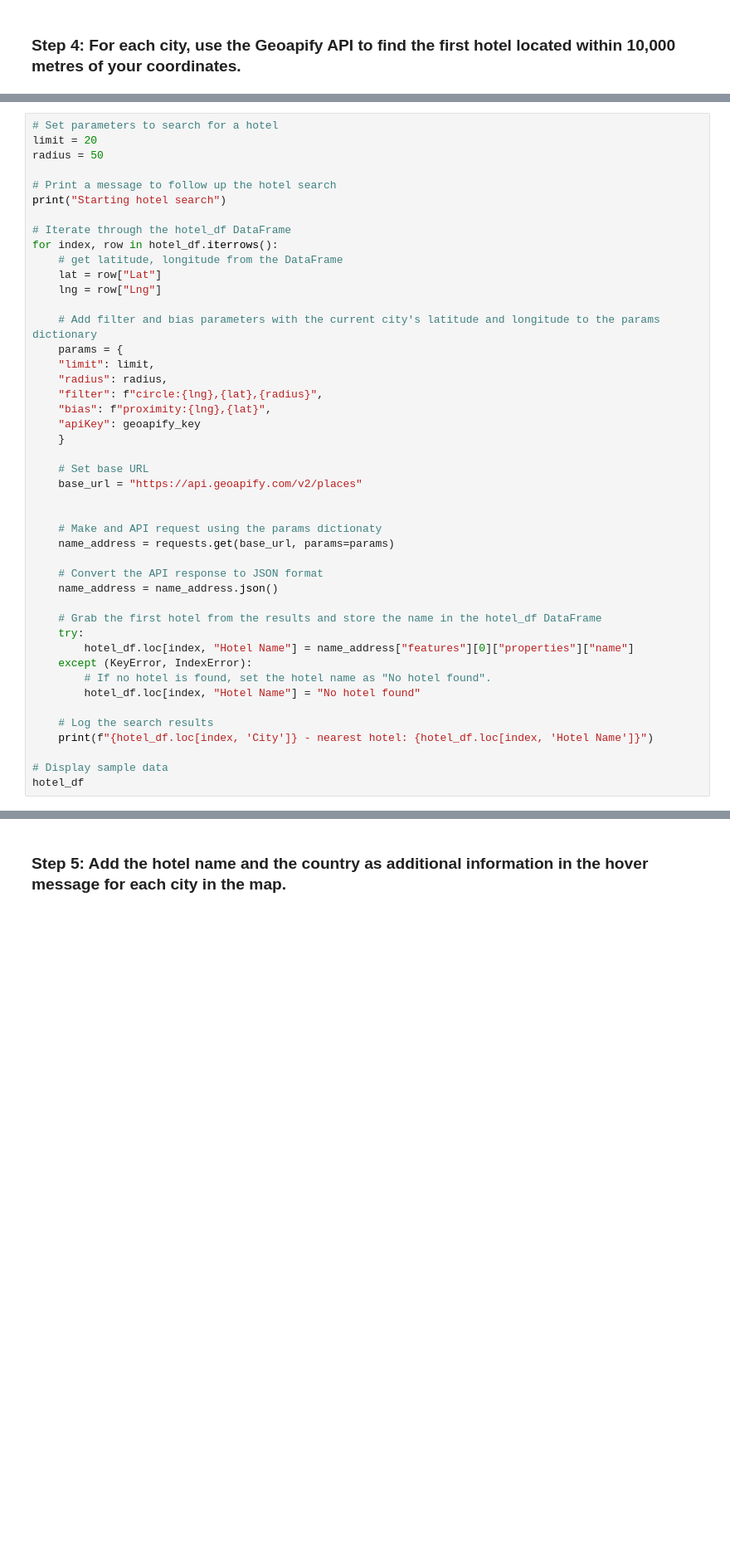
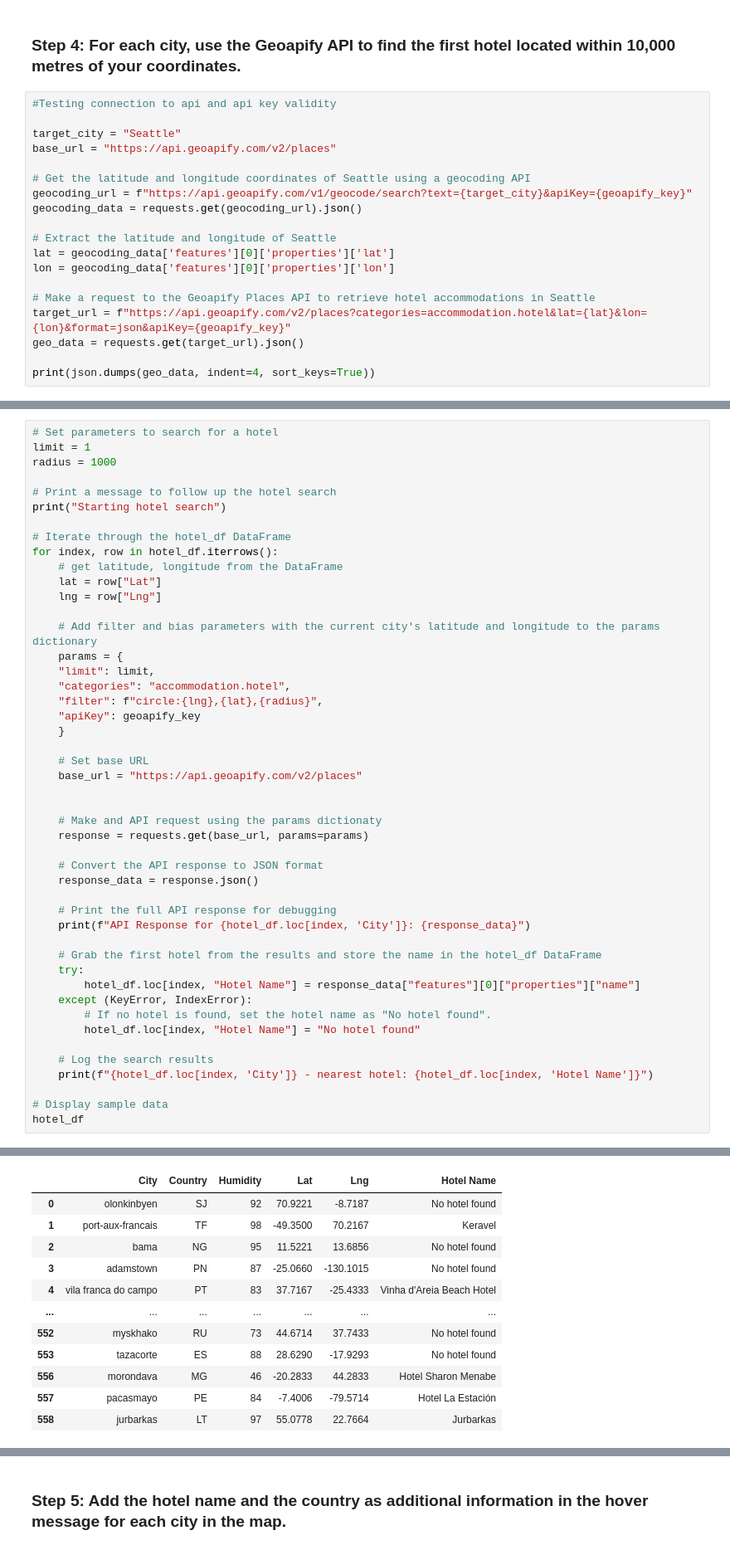
Before and after one commit to datakreese/python-api-challenge, a Jupyter notebook: VacationPy/VacationPy.ipynb, the cells around one changed output, grey strips where cells are left out. Shown: that part at 83% size. Saved outputs shown, nothing was run; the diff lists cells and outputs as text; blank space fills up the shorter version.

Commit message:
finalized readme, created hotel graph, ready for submission

```diff
--- a/VacationPy/VacationPy.ipynb
+++ b/VacationPy/VacationPy.ipynb
@@ -93,3 +93,22 @@ hotel_df.head()
 | 4 | vila franca do campo | PT | 83 | 37.7167 | -25.4333 |  |
 # %% [markdown]
 ### Step 4: For each city, use the Geoapify API to find the first hotel located within 10,000 metres of your coordinates.
+# %%
+#Testing connection to api and api key validity
+
+target_city = "Seattle"
+base_url = "https://api.geoapify.com/v2/places"
+
+# Get the latitude and longitude coordinates of Seattle using a geocoding API
+geocoding_url = f"https://api.geoapify.com/v1/geocode/search?text={target_city}&apiKey={geoapify_key}"
+geocoding_data = requests.get(geocoding_url).json()
+
+# Extract the latitude and longitude of Seattle
+lat = geocoding_data['features'][0]['properties']['lat']
+lon = geocoding_data['features'][0]['properties']['lon']
+
+# Make a request to the Geoapify Places API to retrieve hotel accommodations in Seattle
+target_url = f"https://api.geoapify.com/v2/places?categories=accommodation.hotel&lat={lat}&lon={lon}&format=json&apiKey={geoapify_key}"
+geo_data = requests.get(target_url).json()
+
+print(json.dumps(geo_data, indent=4, sort_keys=True))
@@ -96,7 +133,7 @@ hotel_df.head()
 # %%
 # Set parameters to search for a hotel
-limit = 20
-radius = 50
+limit = 1
+radius = 1000
 
 # Print a message to follow up the hotel search
 print("Starting hotel search")
@@ -110,9 +147,8 @@ for index, row in hotel_df.iterrows():
     # Add filter and bias parameters with the current city's latitude and longitude to the params dictionary
     params = {
     "limit": limit,
-    "radius": radius,
+    "categories": "accommodation.hotel",
     "filter": f"circle:{lng},{lat},{radius}",
-    "bias": f"proximity:{lng},{lat}",
     "apiKey": geoapify_key
     }
 
@@ -121,14 +157,17 @@ for index, row in hotel_df.iterrows():
 
 
     # Make and API request using the params dictionaty
-    name_address = requests.get(base_url, params=params)
+    response = requests.get(base_url, params=params)
 
     # Convert the API response to JSON format
-    name_address = name_address.json()
+    response_data = response.json()
+
+    # Print the full API response for debugging
+    print(f"API Response for {hotel_df.loc[index, 'City']}: {response_data}")
 
     # Grab the first hotel from the results and store the name in the hotel_df DataFrame
     try:
-        hotel_df.loc[index, "Hotel Name"] = name_address["features"][0]["properties"]["name"]
+        hotel_df.loc[index, "Hotel Name"] = response_data["features"][0]["properties"]["name"]
     except (KeyError, IndexError):
         # If no hotel is found, set the hotel name as "No hotel found".
         hotel_df.loc[index, "Hotel Name"] = "No hotel found"
@@ -158,0 +198,12 @@ la passe - nearest hotel: No hotel found
+|  | City | Country | Humidity | Lat | Lng | Hotel Name |
+| 0 | olonkinbyen | SJ | 92 | 70.9221 | -8.7187 | No hotel found |
+| 1 | port-aux-francais | TF | 98 | -49.3500 | 70.2167 | Keravel |
+| 2 | bama | NG | 95 | 11.5221 | 13.6856 | No hotel found |
+| 3 | adamstown | PN | 87 | -25.0660 | -130.1015 | No hotel found |
+| 4 | vila franca do campo | PT | 83 | 37.7167 | -25.4333 | Vinha d'Areia Beach Hotel |
+| ... | ... | ... | ... | ... | ... | ... |
+| 552 | myskhako | RU | 73 | 44.6714 | 37.7433 | No hotel found |
+| 553 | tazacorte | ES | 88 | 28.6290 | -17.9293 | No hotel found |
+| 556 | morondava | MG | 46 | -20.2833 | 44.2833 | Hotel Sharon Menabe |
+| 557 | pacasmayo | PE | 84 | -7.4006 | -79.5714 | Hotel La Estación |
+| 558 | jurbarkas | LT | 97 | 55.0778 | 22.7664 | Jurbarkas |
```
Also changed, not shown: parts of 3 cells of this notebook, 1 other file.
